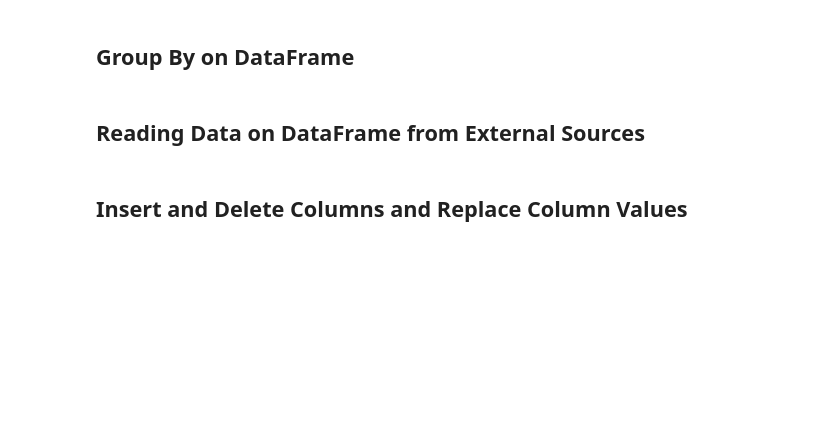
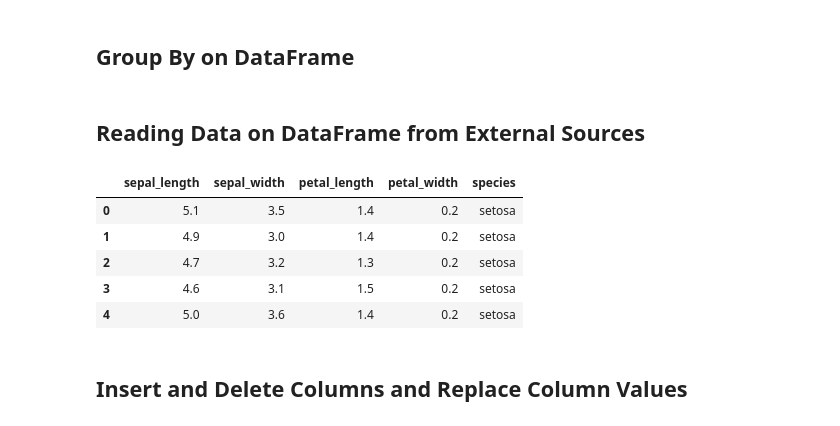
Before and after one commit to toarnabtrainer/AEC_ML_Batch_1_August_2026, a Jupyter notebook: Pandas.ipynb, the cells around one changed output. Cells and saved outputs as stored; diff of their text form; code cells hidden in the pictures; blank space fills up the shorter version.

```diff
--- a/Pandas.ipynb
+++ b/Pandas.ipynb
@@ -951,6 +951,20 @@ print(merge_right)
 ## **Group By on DataFrame**
 # %% [markdown]
 ## **Reading Data on DataFrame from External Sources**
+# %%
+# df = pd.read_csv("iris.csv")
+# df = pd.read_csv("C:\\Users\\arnab\\AEC_ML_Batch_1_Aug_2026\\iris.csv")
+# df = pd.read_csv("C:/Users/arnab/AEC_ML_Batch_1_Aug_2026/iris.csv")
+# df = pd.read_csv("C://Users//arnab//AEC_ML_Batch_1_Aug_2026//iris.csv")
+df = pd.read_csv("C:\\Users//arnab\\AEC_ML_Batch_1_Aug_2026/iris.csv")
+df.head()
+# %% [output]
+|  | sepal_length | sepal_width | petal_length | petal_width | species |
+| 0 | 5.1 | 3.5 | 1.4 | 0.2 | setosa |
+| 1 | 4.9 | 3.0 | 1.4 | 0.2 | setosa |
+| 2 | 4.7 | 3.2 | 1.3 | 0.2 | setosa |
+| 3 | 4.6 | 3.1 | 1.5 | 0.2 | setosa |
+| 4 | 5.0 | 3.6 | 1.4 | 0.2 | setosa |
 # %% [markdown]
 ## **Insert and Delete Columns and Replace Column Values**
 # %% [markdown]
```
Also changed, not shown: parts of 8 cells of this notebook.
